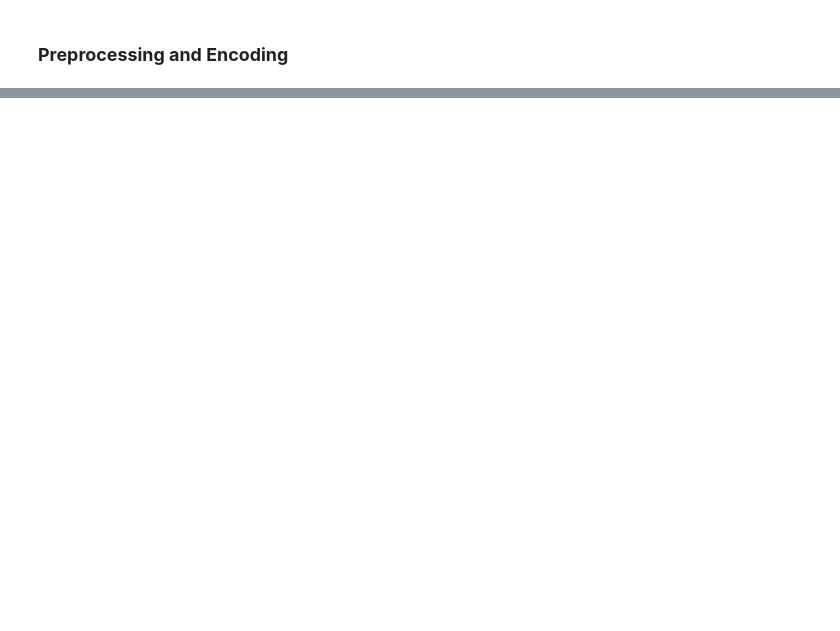
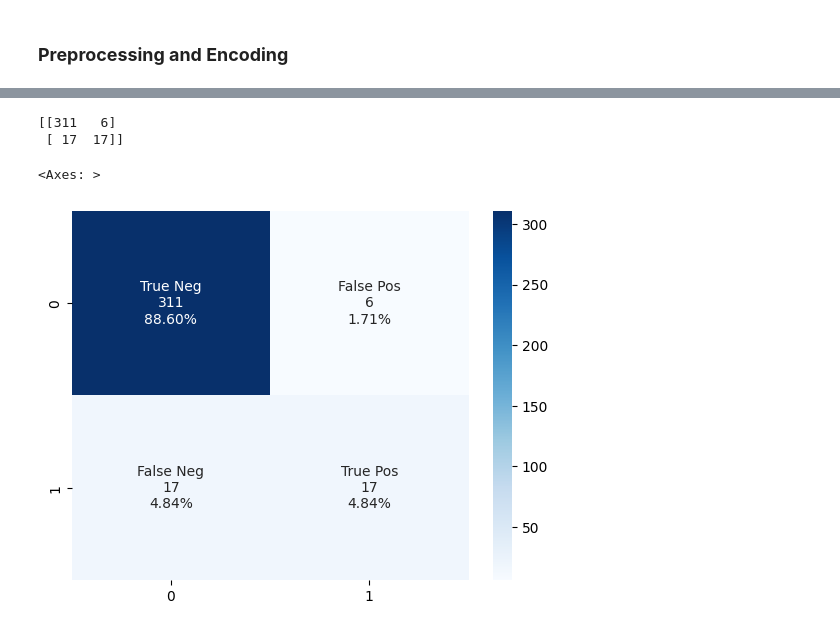
Before and after one commit to rafands/Meli_Tech_Challenge, a Jupyter notebook: prevision_de_falla.ipynb, the cells around one changed output, grey strips where cells are left out. Cells and saved outputs as stored; diff of their text form; code cells hidden in the pictures; blank space fills up the shorter version.

```diff
--- a/prevision_de_falla.ipynb
+++ b/prevision_de_falla.ipynb
@@ -737,0 +1082,5 @@ df_test['7_8'].value_counts()
+# %%
+# APPLY MODEL TO X_TEST
+# Available dfs: X_train, X_test, y_train, y_test, X_train_devices, X_test_devices
+
+preds, X_test_preds = apply_model(X_test)
@@ -737,0 +1091,7 @@ df_test['7_8'].value_counts()
+# %%
+response_var_name = 'will_fail'
+
+X_preds_vs_real = pd.concat([X_test_devices, X_test_preds[['preds']]], axis=1)
+X_preds_vs_real = pd.concat([X_preds_vs_real, y_test], axis=1)
+X_preds_vs_real['y_preds'] = (X_preds_vs_real['preds']>=0.5).astype(int)
+X_preds_vs_real
@@ -737,0 +1124,23 @@ df_test['7_8'].value_counts()
+# %%
+#Get the confusion matrix
+y_pred = X_preds_vs_real[['y_preds']]
+y = X_preds_vs_real[['will_fail']]
+
+cf_matrix = confusion_matrix(y, y_pred)
+print(cf_matrix)
+# %% [output]
+[[311   6]
+ [ 17  17]]
+# %%
+group_names = ['True Neg','False Pos','False Neg','True Pos']
+group_counts = ["{0:0.0f}".format(value) for value in
+                cf_matrix.flatten()]
+group_percentages = ["{0:.2%}".format(value) for value in
+                     cf_matrix.flatten()/np.sum(cf_matrix)]
+labels = [f"{v1}\n{v2}\n{v3}" for v1, v2, v3 in
+          zip(group_names,group_counts,group_percentages)]
+labels = np.asarray(labels).reshape(2,2)
+sns.heatmap(cf_matrix, annot=labels, fmt='', cmap='Blues')
+# %% [output]
+<Axes: >
+[figure, added]
```
Also changed, not shown: parts of 47 cells of this notebook, 3 other files.
